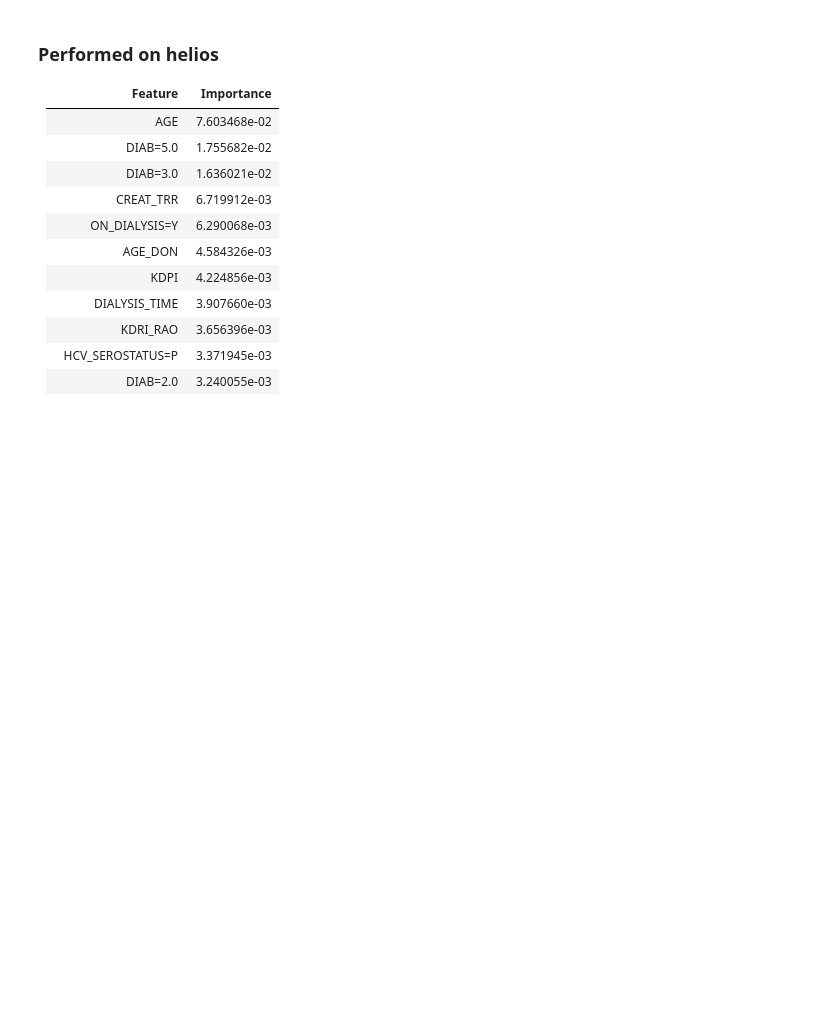
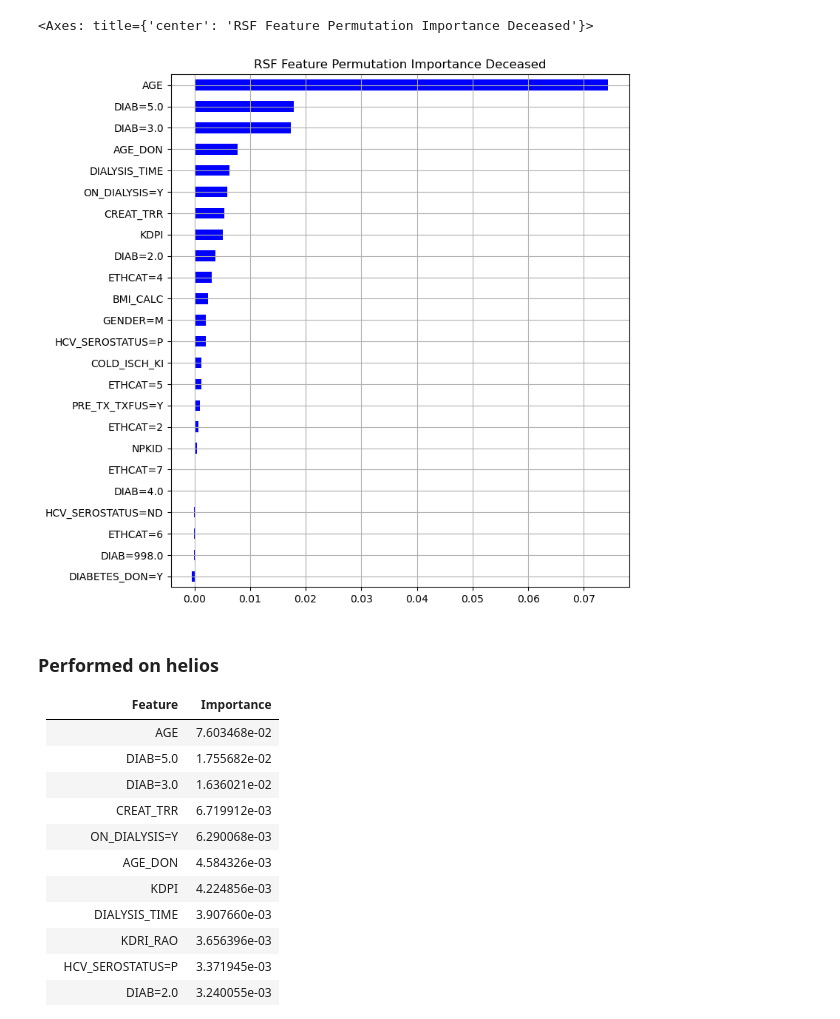
Before and after one commit to krllstdn/BachelorProject, a Jupyter notebook: Code/Feature Selection/rsf_deceased.ipynb, the cells around one changed output. Cells and saved outputs as stored; diff of their text form; code cells hidden in the pictures; blank space fills up the shorter version.

```diff
--- a/Code/Feature Selection/rsf_deceased.ipynb
+++ b/Code/Feature Selection/rsf_deceased.ipynb
@@ -115,3 +138,9 @@ print(importances_df)
+# %%
+plt_importances =importances_df.sort_values(by='Importance', ascending=True)
+plt_importances.plot.barh(color='blue', legend=False, title='RSF Feature Permutation Importance Deceased', grid=True, figsize=(8, 9))
+# %% [output]
+<Axes: title={'center': 'RSF Feature Permutation Importance Deceased'}>
+[figure, added]
 # %% [markdown]
 ### Performed on helios
 | Feature | Importance |
```
Also changed, not shown: parts of 4 cells of this notebook, 5 other files.
